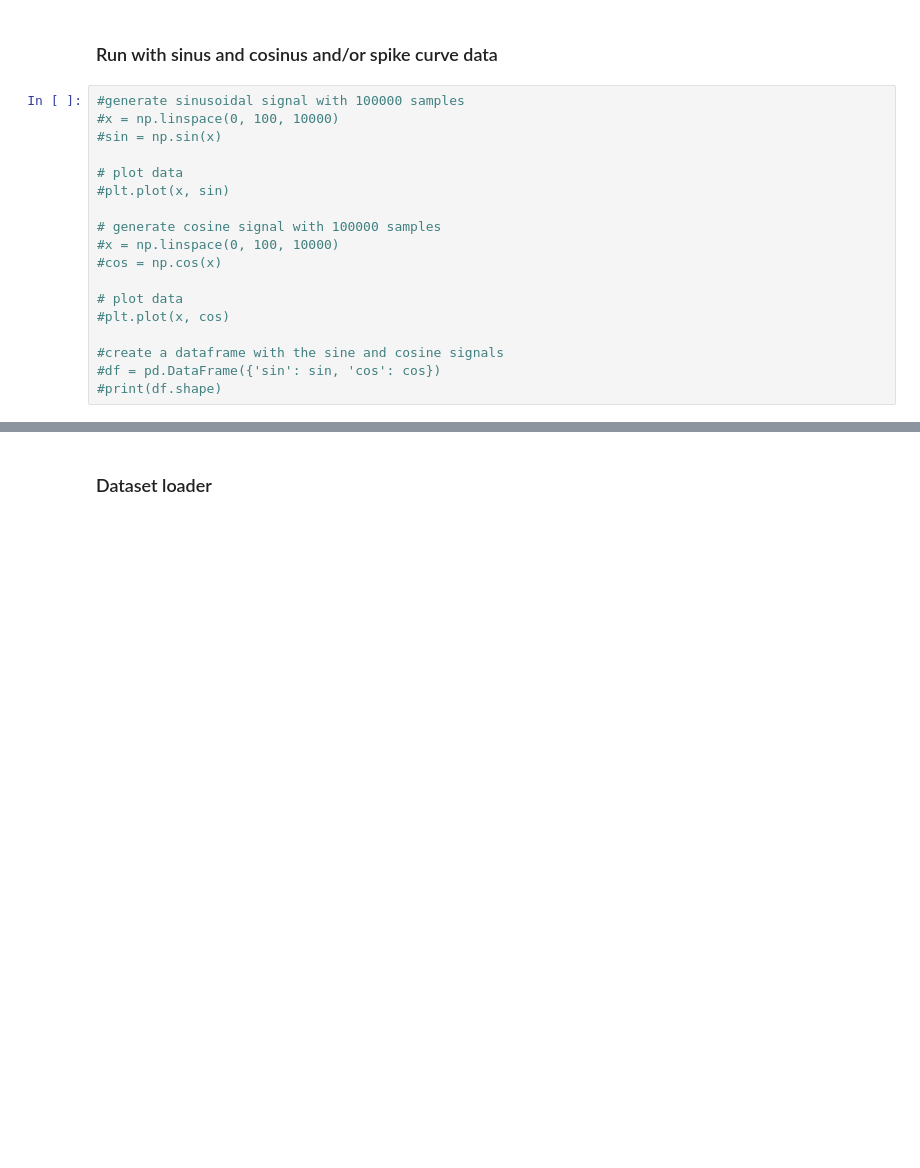
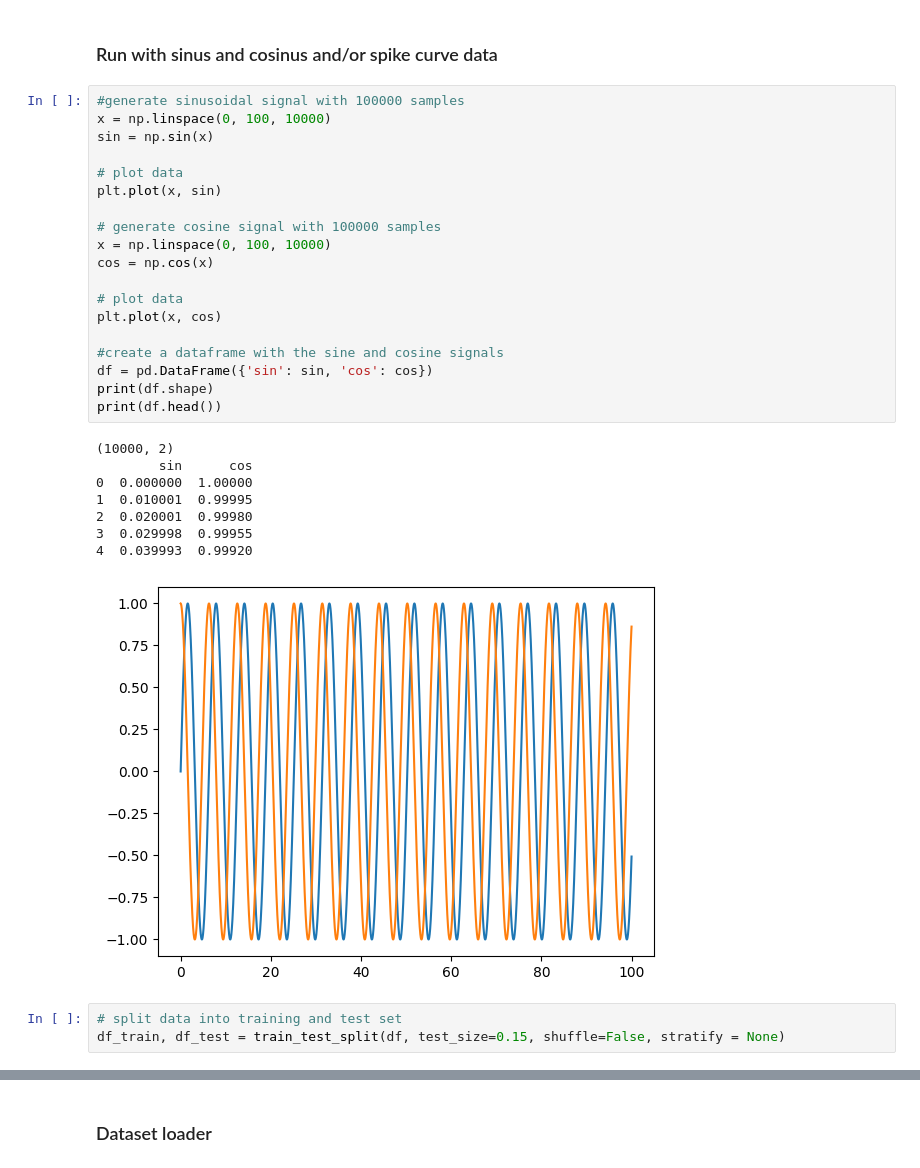
Before and after one commit to Johann4DL/Cycle-Consistent-Prediction-of-Cardiovascular-Signal-Data, a Jupyter notebook: Cycle_GAN.ipynb, the cells around one changed output, grey strips where cells are left out. Saved outputs shown, nothing was run; the diff lists cells and outputs as text; blank space fills up the shorter version.

```diff
--- a/Cycle_GAN.ipynb
+++ b/Cycle_GAN.ipynb
@@ -218,22 +218,35 @@ print(df_train.shape, df_test.shape)
 ### Run with sinus and cosinus and/or spike curve data
 # %%
 #generate sinusoidal signal with 100000 samples
-#x = np.linspace(0, 100, 10000)
-#sin = np.sin(x)
+x = np.linspace(0, 100, 10000)
+sin = np.sin(x)
 
 # plot data
-#plt.plot(x, sin)
+plt.plot(x, sin)
 
 # generate cosine signal with 100000 samples
-#x = np.linspace(0, 100, 10000)
-#cos = np.cos(x)
+x = np.linspace(0, 100, 10000)
+cos = np.cos(x)
 
 # plot data
-#plt.plot(x, cos)
+plt.plot(x, cos)
 
 #create a dataframe with the sine and cosine signals
-#df = pd.DataFrame({'sin': sin, 'cos': cos})
-#print(df.shape)
+df = pd.DataFrame({'sin': sin, 'cos': cos})
+print(df.shape)
+print(df.head())
+# %% [output]
+(10000, 2)
+        sin      cos
+0  0.000000  1.00000
+1  0.010001  0.99995
+2  0.020001  0.99980
+3  0.029998  0.99955
+4  0.039993  0.99920
+[figure, added]
+# %%
+# split data into training and test set
+df_train, df_test = train_test_split(df, test_size=0.15, shuffle=False, stratify = None)
 # %%
 # generate sine signal with 100000 samples
 #x = np.linspace(0, 200, 10000)
```
Also changed, not shown: parts of 5 cells of this notebook, 1 other file.
